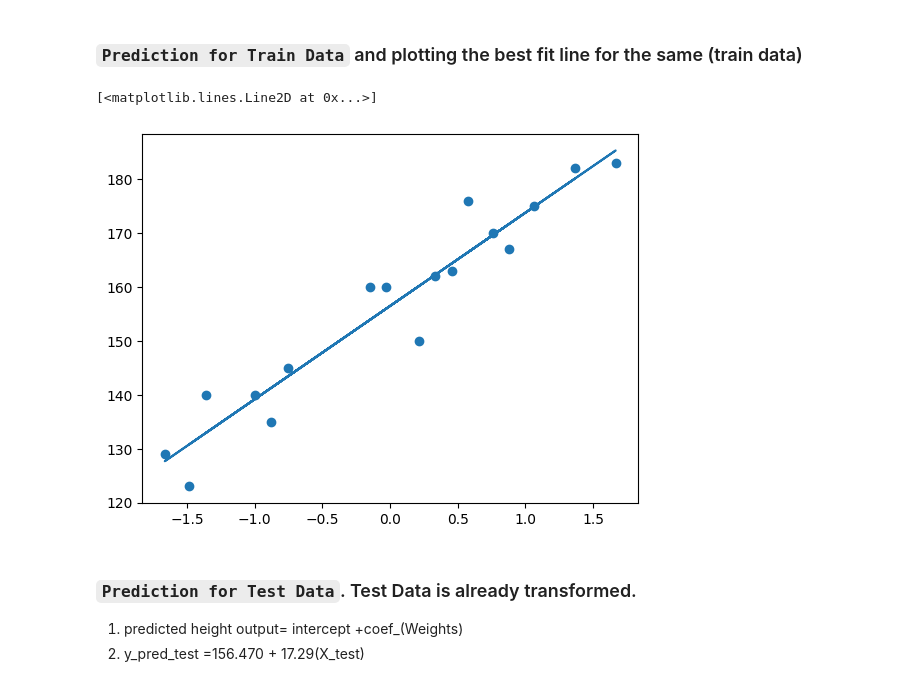
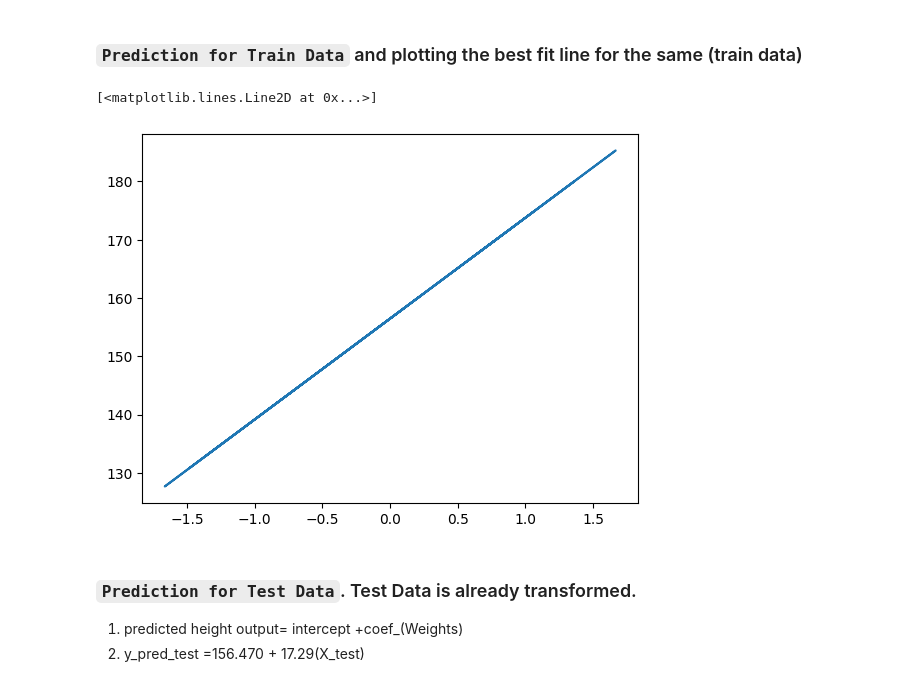
Before and after one commit to Shachi12Shukla/Simple_Linear_Regression, a Jupyter notebook: File.ipynb, the cells around one changed output. Cells and saved outputs as stored; diff of their text form; code cells hidden in the pictures.

```diff
--- a/File.ipynb
+++ b/File.ipynb
@@ -111,11 +111,11 @@ np.float64(156.47058823529412)
 # %% [markdown]
 ### `Prediction for Train Data` and plotting the best fit line for the same (train data)
 # %%
-plt.scatter(indep_train , dep_train)
+# plt.scatter(indep_train , dep_train)
 plt.plot(indep_train , regression.predict(indep_train))
 # %% [output]
 [<matplotlib.lines.Line2D at 0x...>]
-[figure, old version]
+[figure, new version]
 # %% [markdown]
 ### `Prediction for Test Data`. Test Data is already transformed.
 1. predicted height output= intercept +coef_(Weights)
```
Also changed, not shown: 1 other file.
